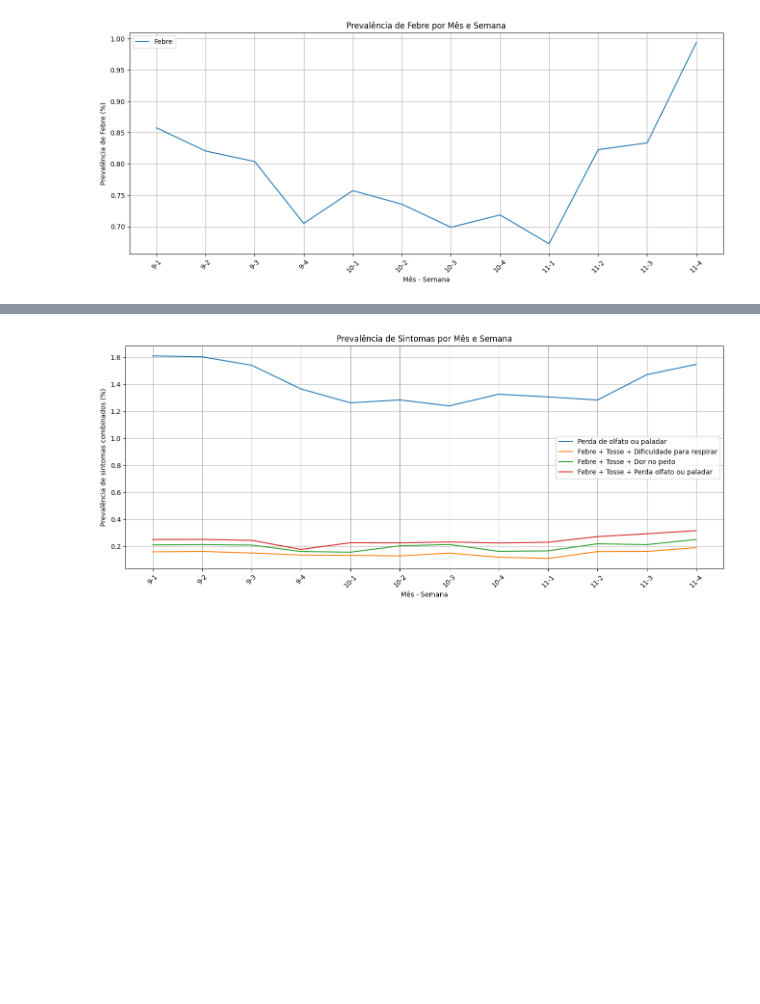
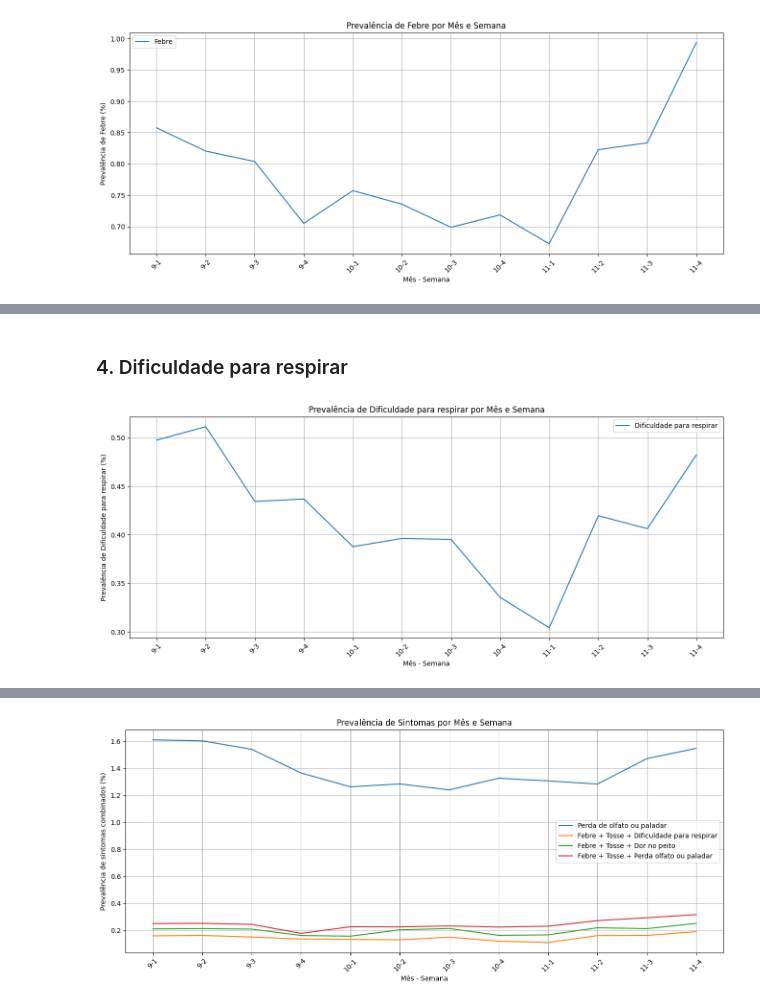
Before and after one commit to jaqueantunes/covid_pos, a Jupyter notebook: pos_T3.ipynb, the cells around one changed output, grey strips where cells are left out. Saved outputs shown, nothing was run; the diff lists cells and outputs as text; code cells hidden in the pictures; blank space fills up the shorter version.

```diff
--- a/pos_T3.ipynb
+++ b/pos_T3.ipynb
@@ -316,0 +392,24 @@ plt.show()
+# %% [markdown]
+### 4. Dificuldade para respirar
+# %%
+# Calcular o número de pessoas com dificultade para respirar (dificuldade_respirar == 1.0) por semana e mês
+prevalencia_dificuldade_respirar_mes_semana = (df_clinico[df_clinico['dificuldade_respirar'] == 1.0].groupby(['mes', 'semana']).size()/df_clinico.groupby(['mes', 'semana']).size())*100
+
+# Resetar o index para facilitar o plot
+prevalencia_dificuldade_respirar_plot_data = prevalencia_dificuldade_respirar_mes_semana.reset_index()
+
+# Create labels for the x-axis
+prevalencia_dificuldade_respirar_plot_data['label'] = prevalencia_dificuldade_respirar_plot_data['mes'].astype(str) + '-' + prevalencia_dificuldade_respirar_plot_data['semana'].astype(str)
+
+# Plot the data
+plt.figure(figsize=(16, 6))
+plt.grid(True)
+plt.plot(prevalencia_dificuldade_respirar_plot_data['label'], prevalencia_dificuldade_respirar_plot_data[0], label='Dificuldade para respirar')
+plt.legend()
+plt.xlabel("Mês - Semana")
+plt.ylabel("Prevalência de Dificuldade para respirar (%)")
+plt.title("Prevalência de Dificuldade para respirar por Mês e Semana")
+plt.xticks(rotation=45)
+plt.show()
+# %% [output]
+[figure, added]
```
Also changed, not shown: parts of 16 cells of this notebook.
